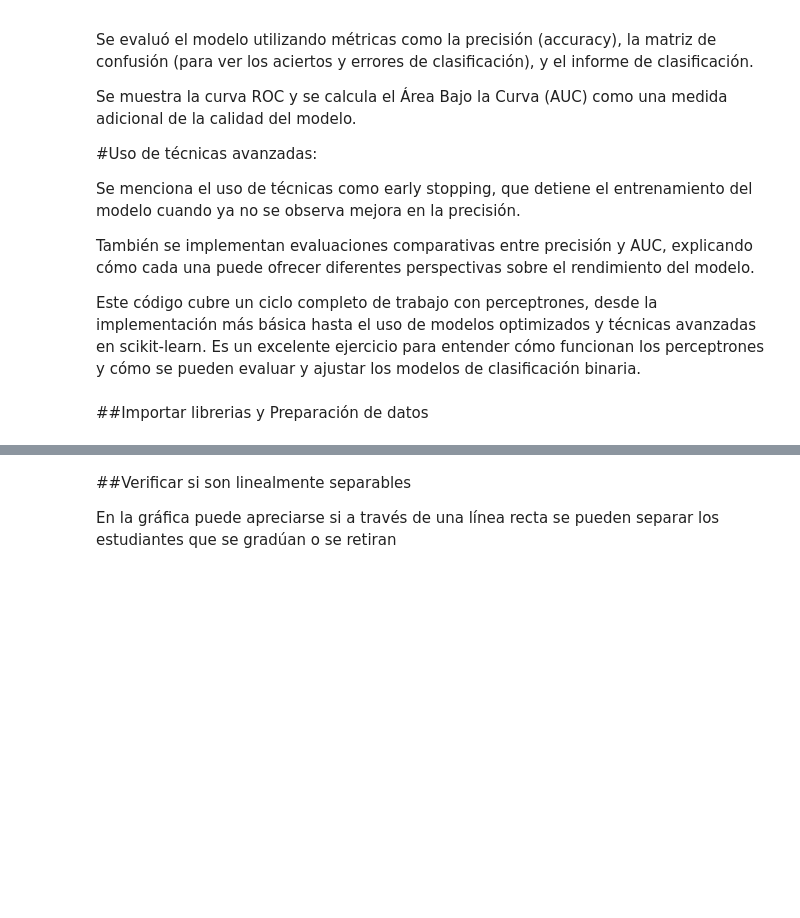
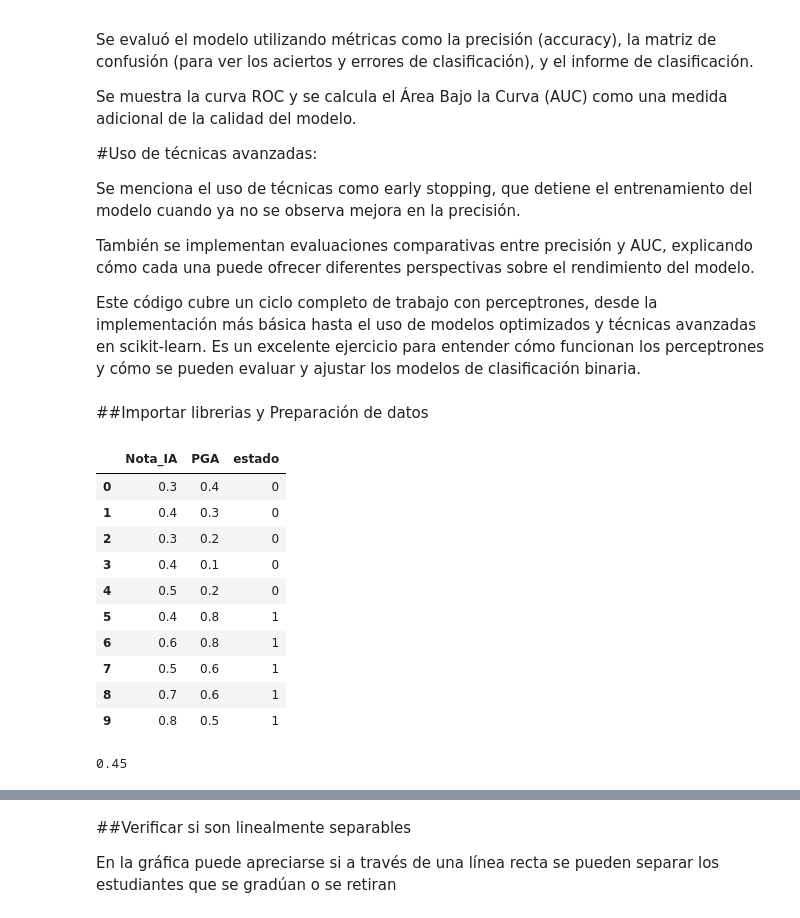
Before and after one commit to Lukas1234123/Ciencia-De-Datos, a Jupyter notebook: Cuaderno_1_RN_El_Perceptron.ipynb, the cells around one changed output, grey strips where cells are left out. Saved outputs shown, nothing was run; the diff lists cells and outputs as text; code cells hidden in the pictures; blank space fills up the shorter version.

```diff
--- a/Cuaderno_1_RN_El_Perceptron.ipynb
+++ b/Cuaderno_1_RN_El_Perceptron.ipynb
@@ -105,6 +105,32 @@ alumnos = np.array([[0.3, 0.4], [0.4, 0.3],
 
 # Etiquetas de clase: 1 = Se gradúa, 0 = Se retira
 clases = np.array([0, 0, 0, 0, 0, 1, 1, 1, 1, 1])
+# %%
+
+# Crear DataFrames
+df_alumnos = pd.DataFrame(alumnos, columns=['Nota_IA', 'PGA'])
+df_clases = pd.DataFrame(clases, columns=['estado'])
+
+# Unir los DataFrames
+df1 = pd.concat([df_alumnos, df_clases], axis=1)
+
+df1
+# %% [output]
+|  | Nota_IA | PGA | estado |
+| 0 | 0.3 | 0.4 | 0 |
+| 1 | 0.4 | 0.3 | 0 |
+| 2 | 0.3 | 0.2 | 0 |
+| 3 | 0.4 | 0.1 | 0 |
+| 4 | 0.5 | 0.2 | 0 |
+| 5 | 0.4 | 0.8 | 1 |
+| 6 | 0.6 | 0.8 | 1 |
+| 7 | 0.5 | 0.6 | 1 |
+| 8 | 0.7 | 0.6 | 1 |
+| 9 | 0.8 | 0.5 | 1 |
+# %%
+df1.PGA.mean()
+# %% [output]
+0.45
 # %%
 # Combinar los datos y las clases para facilitar la visualización
 data = np.column_stack((alumnos, clases))
```
Also changed, not shown: parts of 5 cells of this notebook.
